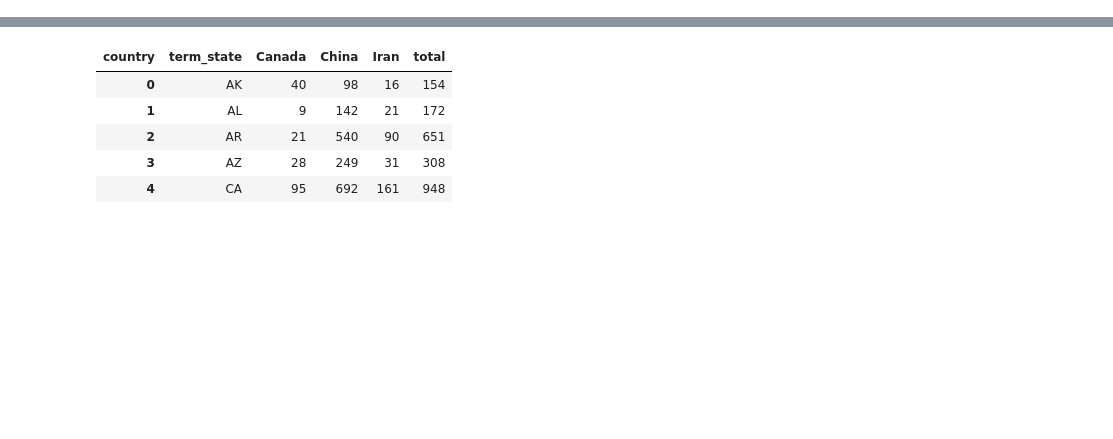
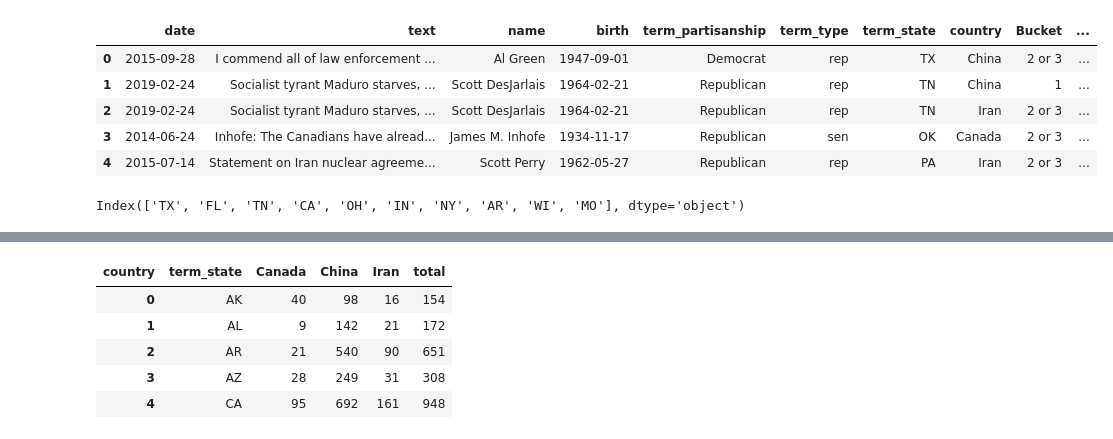
Before and after one commit to gprasad125/dsc180a-project, a Jupyter notebook: Notebooks/cleaning.ipynb, the cells around one changed output, grey strips where cells are left out. Cells and saved outputs as stored; diff of their text form; code cells hidden in the pictures; blank space fills up the shorter version.

```diff
--- a/Notebooks/cleaning.ipynb
+++ b/Notebooks/cleaning.ipynb
@@ -25,3 +16,22 @@ df.head()
 # %%
+url = "../Data/sampleData.csv"
+df = pd.read_csv(url)
+df.drop(columns = ["userid_str", "status_id_str", "id"], inplace = True)
+
 df["year"] = df["birth"].apply(c.get_year)
+df["term_partisanship"] = df["term_partisanship"].apply(c.clean_state)
 df["term_state"] = df["term_state"].apply(c.clean_state)
+
+df.head()
+# %% [output]
+|  | date | text | name | birth | term_partisanship | term_type | term_state | country | Bucket | ... |
+| 0 | 2015-09-28 | I commend all of law enforcement ... | Al Green | 1947-09-01 | Democrat | rep | TX | China | 2 or 3 | ... |
+| 1 | 2019-02-24 | Socialist tyrant Maduro starves, ... | Scott DesJarlais | 1964-02-21 | Republican | rep | TN | China | 1 | ... |
+| 2 | 2019-02-24 | Socialist tyrant Maduro starves, ... | Scott DesJarlais | 1964-02-21 | Republican | rep | TN | Iran | 2 or 3 | ... |
+| 3 | 2014-06-24 | Inhofe: The Canadians have alread... | James M. Inhofe | 1934-11-17 | Republican | sen | OK | Canada | 2 or 3 | ... |
+| 4 | 2015-07-14 | Statement on Iran nuclear agreeme... | Scott Perry | 1962-05-27 | Republican | rep | PA | Iran | 2 or 3 | ... |
+# %%
+top_ten = df["term_state"].value_counts()[0:10].index
+top_ten
+# %% [output]
+Index(['TX', 'FL', 'TN', 'CA', 'OH', 'IN', 'NY', 'AR', 'WI', 'MO'], dtype='object')
```
Also changed, not shown: parts of 5 cells of this notebook, 3 other files.
